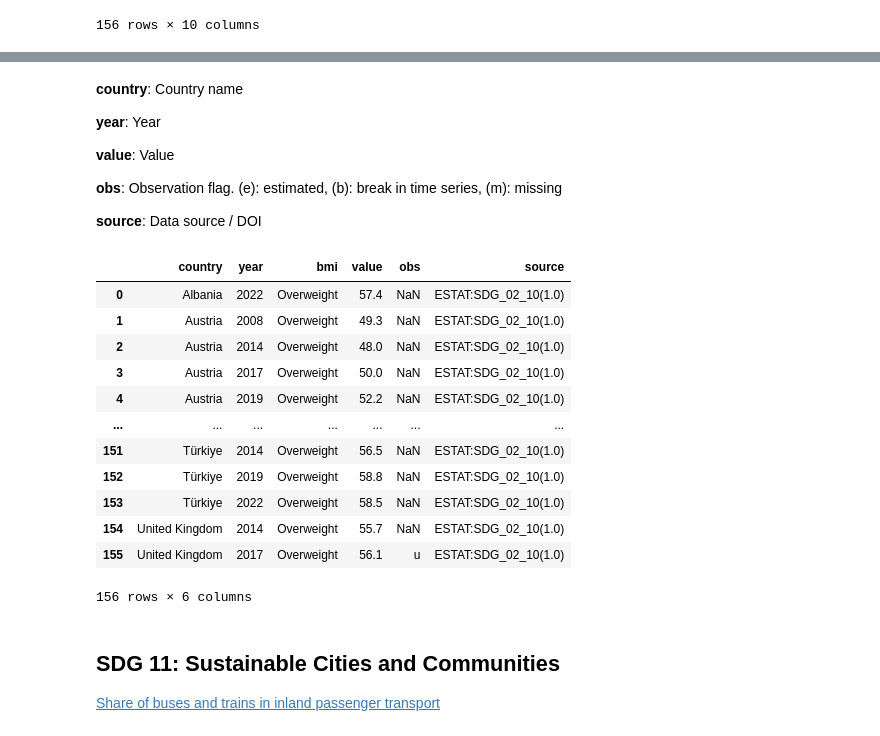
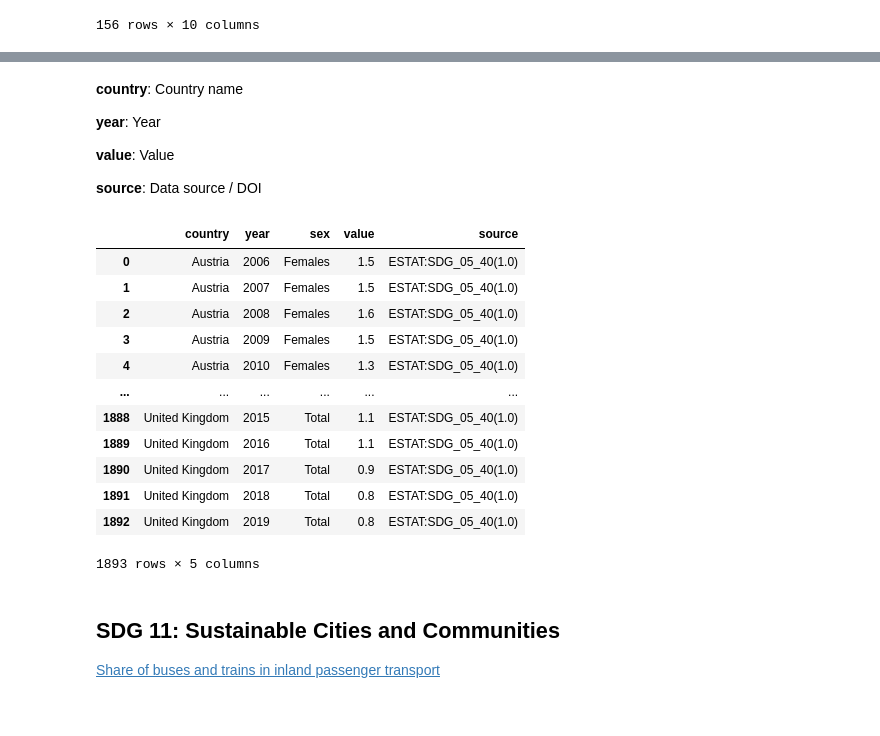
Before and after one commit to mozartfish/DH2321-Final-Project, a Jupyter notebook: data_cleaning.ipynb, the cells around one changed output, grey strips where cells are left out. Cells and saved outputs as stored; diff of their text form; code cells hidden in the pictures.

```diff
--- a/data_cleaning.ipynb
+++ b/data_cleaning.ipynb
@@ -22,0 +64,3 @@ df_3
+# %%
+df_5 = pd.read_csv('raw_data/sdg_5.csv')
+df_5
@@ -27,37 +85,34 @@ df_3
 
 **value**: Value
 
-**obs**: Observation flag. (e): estimated, (b): break in time series, (m): missing
-
 **source**: Data source / DOI
 # %%
-df_3.columns = df_3.columns.str.lower()
+df_5.columns = df_5.columns.str.lower()
 
-df_3 = df_3.rename(columns={'geo': 'country'})
-df_3 = df_3.rename(columns={'time_period': 'year'})
-df_3 = df_3.rename(columns={'obs_value': 'value'})
-df_3 = df_3.rename(columns={'obs_flag': 'obs'})
-df_3 = df_3.rename(columns={'dataflow': 'source'})
+df_5 = df_5.rename(columns={'geo': 'country'})
+df_5 = df_5.rename(columns={'time_period': 'year'})
+df_5 = df_5.rename(columns={'obs_value': 'value'})
+df_5 = df_5.rename(columns={'dataflow': 'source'})
 
-df_3 = df_3[['country', 'year', 'bmi', 'value', 'obs', 'source']]
+df_5 = df_5[['country', 'year', 'sex', 'value', 'source']]
 
-df_3.to_csv('data/sdg_3.csv', index=False)
+df_5.to_csv('data/sdg_5.csv', index=False)
 
-df_3
+df_5
 # %% [output]
-|  | country | year | bmi | value | obs | source |
-| 0 | Albania | 2022 | Overweight | 57.4 | NaN | ESTAT:SDG_02_10(1.0) |
-| 1 | Austria | 2008 | Overweight | 49.3 | NaN | ESTAT:SDG_02_10(1.0) |
-| 2 | Austria | 2014 | Overweight | 48.0 | NaN | ESTAT:SDG_02_10(1.0) |
-| 3 | Austria | 2017 | Overweight | 50.0 | NaN | ESTAT:SDG_02_10(1.0) |
-| 4 | Austria | 2019 | Overweight | 52.2 | NaN | ESTAT:SDG_02_10(1.0) |
-| ... | ... | ... | ... | ... | ... | ... |
-| 151 | Türkiye | 2014 | Overweight | 56.5 | NaN | ESTAT:SDG_02_10(1.0) |
-| 152 | Türkiye | 2019 | Overweight | 58.8 | NaN | ESTAT:SDG_02_10(1.0) |
-| 153 | Türkiye | 2022 | Overweight | 58.5 | NaN | ESTAT:SDG_02_10(1.0) |
-| 154 | United Kingdom | 2014 | Overweight | 55.7 | NaN | ESTAT:SDG_02_10(1.0) |
-| 155 | United Kingdom | 2017 | Overweight | 56.1 | u | ESTAT:SDG_02_10(1.0) |
+|  | country | year | sex | value | source |
+| 0 | Austria | 2006 | Females | 1.5 | ESTAT:SDG_05_40(1.0) |
+| 1 | Austria | 2007 | Females | 1.5 | ESTAT:SDG_05_40(1.0) |
+| 2 | Austria | 2008 | Females | 1.6 | ESTAT:SDG_05_40(1.0) |
+| 3 | Austria | 2009 | Females | 1.5 | ESTAT:SDG_05_40(1.0) |
+| 4 | Austria | 2010 | Females | 1.3 | ESTAT:SDG_05_40(1.0) |
+| ... | ... | ... | ... | ... | ... |
+| 1888 | United Kingdom | 2015 | Total | 1.1 | ESTAT:SDG_05_40(1.0) |
+| 1889 | United Kingdom | 2016 | Total | 1.1 | ESTAT:SDG_05_40(1.0) |
+| 1890 | United Kingdom | 2017 | Total | 0.9 | ESTAT:SDG_05_40(1.0) |
+| 1891 | United Kingdom | 2018 | Total | 0.8 | ESTAT:SDG_05_40(1.0) |
+| 1892 | United Kingdom | 2019 | Total | 0.8 | ESTAT:SDG_05_40(1.0) |
-156 rows × 6 columns
+1893 rows × 5 columns
 # %% [markdown]
 ## SDG 11: Sustainable Cities and Communities
 [Share of buses and trains in inland passenger transport](https://ec.europa.eu/eurostat/databrowser/view/sdg_09_50/default/table?lang=en&category=sdg.sdg_11)
```
Also changed, not shown: parts of 6 cells of this notebook, 4 other files.
